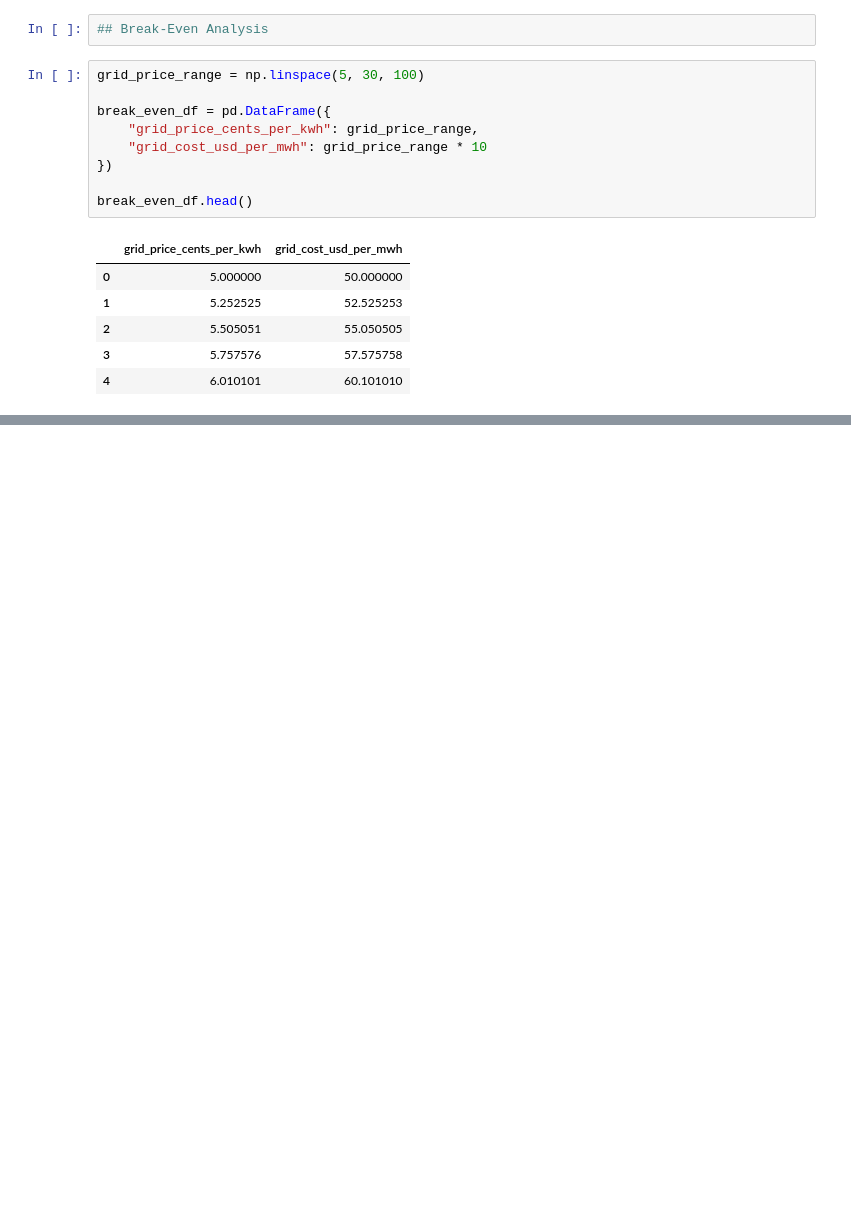
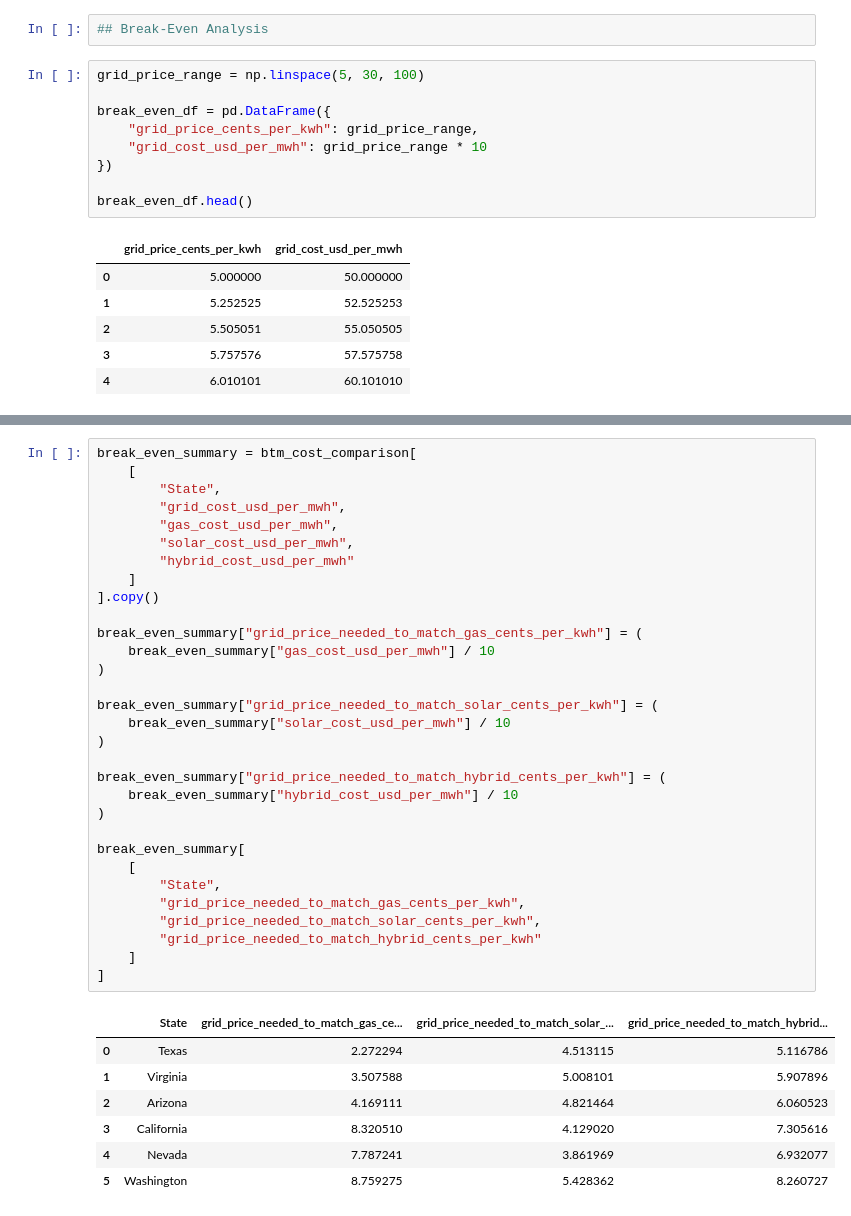
Before and after one commit to finnrcase/ai-infrastructure-economics, a Jupyter notebook: notebooks/05_behind_the_meter.ipynb, the cells around one changed output, grey strips where cells are left out. Cells and saved outputs as stored; diff of their text form; blank space fills up the shorter version.

```diff
--- a/notebooks/05_behind_the_meter.ipynb
+++ b/notebooks/05_behind_the_meter.ipynb
@@ -382,0 +455,39 @@ break_even_df.head()
+# %%
+break_even_summary = btm_cost_comparison[
+    [
+        "State",
+        "grid_cost_usd_per_mwh",
+        "gas_cost_usd_per_mwh",
+        "solar_cost_usd_per_mwh",
+        "hybrid_cost_usd_per_mwh"
+    ]
+].copy()
+
+break_even_summary["grid_price_needed_to_match_gas_cents_per_kwh"] = (
+    break_even_summary["gas_cost_usd_per_mwh"] / 10
+)
+
+break_even_summary["grid_price_needed_to_match_solar_cents_per_kwh"] = (
+    break_even_summary["solar_cost_usd_per_mwh"] / 10
+)
+
+break_even_summary["grid_price_needed_to_match_hybrid_cents_per_kwh"] = (
+    break_even_summary["hybrid_cost_usd_per_mwh"] / 10
+)
+
+break_even_summary[
+    [
+        "State",
+        "grid_price_needed_to_match_gas_cents_per_kwh",
+        "grid_price_needed_to_match_solar_cents_per_kwh",
+        "grid_price_needed_to_match_hybrid_cents_per_kwh"
+    ]
+]
+# %% [output]
+|  | State | grid_price_needed_to_match_gas_ce... | grid_price_needed_to_match_solar_... | grid_price_needed_to_match_hybrid... |
+| 0 | Texas | 2.272294 | 4.513115 | 5.116786 |
+| 1 | Virginia | 3.507588 | 5.008101 | 5.907896 |
+| 2 | Arizona | 4.169111 | 4.821464 | 6.060523 |
+| 3 | California | 8.320510 | 4.129020 | 7.305616 |
+| 4 | Nevada | 7.787241 | 3.861969 | 6.932077 |
+| 5 | Washington | 8.759275 | 5.428362 | 8.260727 |
```
Also changed, not shown: parts of 5 cells of this notebook.
